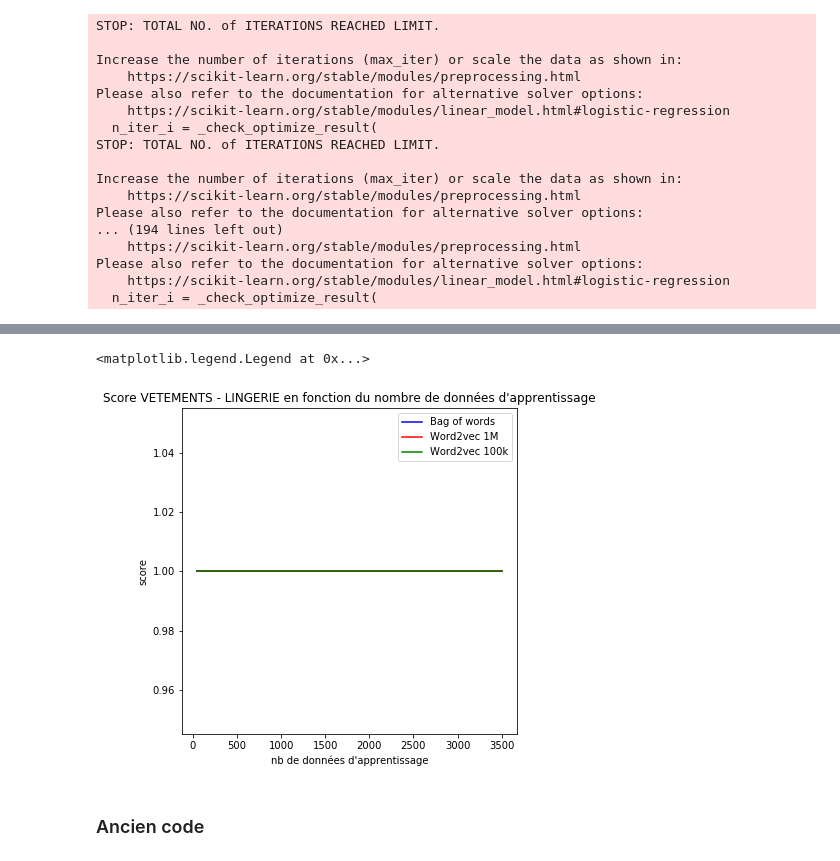
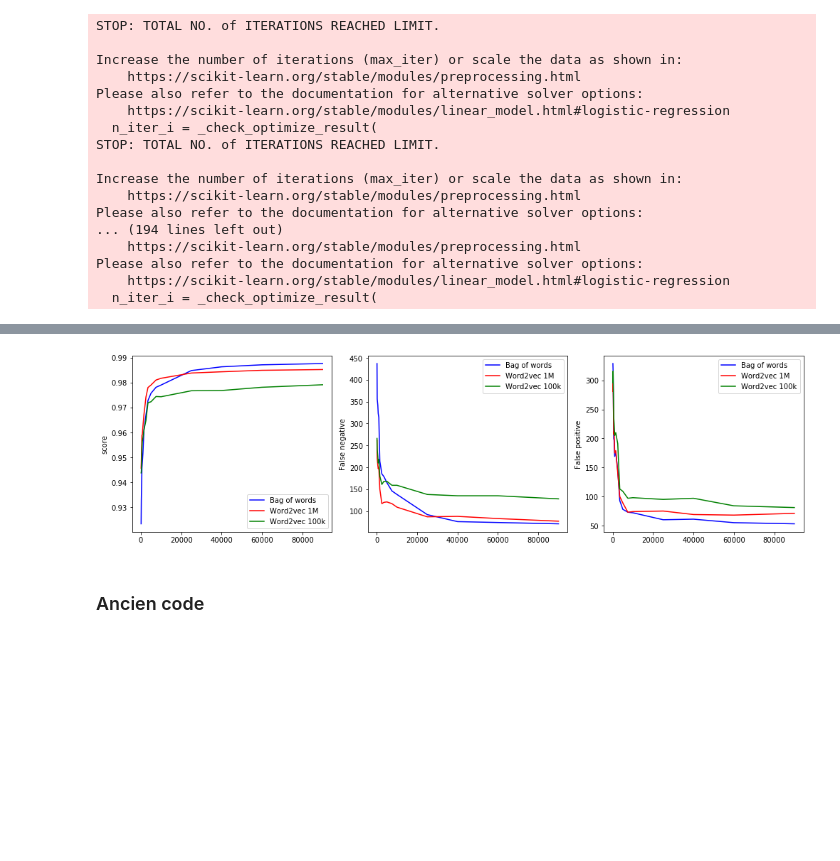
Before and after one commit to bguillouet/2020_4A_TEXTE, a Jupyter notebook: Classification.ipynb, the cells around one changed output, grey strips where cells are left out. Cells and saved outputs as stored; diff of their text form; code cells hidden in the pictures; blank space fills up the shorter version.

```diff
--- a/Classification.ipynb
+++ b/Classification.ipynb
@@ -436,15 +479,15 @@ plt.legend()
 # %%
 train_size = [100,200,500,700,1000,1500,2500,3500,5000,7500,10000,25000,40000,60000,90000]
 features_bow = sc.sparse.load_npz("data/feature_sparse.npz")
-A,B = X_reduction(train_size,"INFORMATIQUE", features_bow)
+A,B,FP_bow,FN_bow = X_reduction(train_size,"INFORMATIQUE", features_bow)
 
 with open("features1M_word2vec.txt", "rb") as fp:   # Unpickling
     features1M_word2vec = pickle.load(fp)
-C,D = X_reduction(train_size,"INFORMATIQUE", features1M_word2vec[:100000])
+C,D,FP_1M,FN_1M = X_reduction(train_size,"INFORMATIQUE", features1M_word2vec[:100000])
 
 with open("features100k_word2vec.txt", "rb") as fp:   # Unpickling
     features100k_word2vec = pickle.load(fp)
-E,F = X_reduction(train_size,"INFORMATIQUE", features100k_word2vec)
+E,F,FP_100k,FN_100k = X_reduction(train_size,"INFORMATIQUE", features100k_word2vec)
 # %% [output]
 STOP: TOTAL NO. of ITERATIONS REACHED LIMIT.
 
@@ -480,12 +508,0 @@ plt.legend()
-# %%
-train_size = [50,100,200,500,700,1000,1500,2500,3500]
-features_bow = sc.sparse.load_npz("data/feature_sparse.npz")
-A,B = X_reduction(train_size,"VETEMENTS - LINGERIE", features_bow)
-
-with open("features1M_word2vec.txt", "rb") as fp:   # Unpickling
-    features1M_word2vec = pickle.load(fp)
-C,D = X_reduction(train_size,"VETEMENTS - LINGERIE", features1M_word2vec[:100000])
-
-with open("features100k_word2vec.txt", "rb") as fp:   # Unpickling
-    features100k_word2vec = pickle.load(fp)
-E,F = X_reduction(train_size,"VETEMENTS - LINGERIE", features100k_word2vec)
@@ -510,15 +509,31 @@ Please also refer to the documentation for alternative solver options:
-# %%
-plt.figure(figsize=(6,6))
-plt.plot(train_size,B,"b", label="Bag of words")
-plt.plot(train_size,D,"r", label="Word2vec 1M")
-plt.plot(train_size,F,"g", label="Word2vec 100k")
-plt.title("Score VETEMENTS - LINGERIE en fonction du nombre de données d'apprentissage")
-plt.xlabel("nb de données d'apprentissage")
-plt.ylabel("score")
-plt.legend()
-# %% [output]
-<matplotlib.legend.Legend at 0x...>
-[figure, removed]
+# %%
+plt.figure(figsize=(14,4))
+plt.gcf().subplots_adjust(left = 0.125, bottom = 0.1, right = 0.9, top = 0.9, wspace = 0.5, hspace = 0.2)
+plt.subplot(1, 3, 1)
+plt.plot(train_size,B,"b", label="Bag of words")
+plt.plot(train_size,D,"r", label="Word2vec 1M")
+plt.plot(train_size,F,"g", label="Word2vec 100k")
+plt.ylabel("score")
+plt.legend()
+
+
+plt.subplot(1, 3, 2)
+plt.plot(train_size,FN_bow,"b", label="Bag of words")
+plt.plot(train_size,FN_1M,"r", label="Word2vec 1M")
+plt.plot(train_size,FN_100k,"g", label="Word2vec 100k")
+plt.ylabel("False negative")
+plt.legend()
+
+
+plt.subplot(1, 3, 3)
+plt.plot(train_size,FP_bow,"b", label="Bag of words")
+plt.plot(train_size,FP_1M,"r", label="Word2vec 1M")
+plt.plot(train_size,FP_100k,"g", label="Word2vec 100k")
+plt.ylabel("False positive")
+plt.legend()
+plt.tight_layout()
+# %% [output]
+[figure, added]
 # %% [markdown]
 ### Ancien code
 # %%
```
Also changed, not shown: parts of 13 cells of this notebook.
